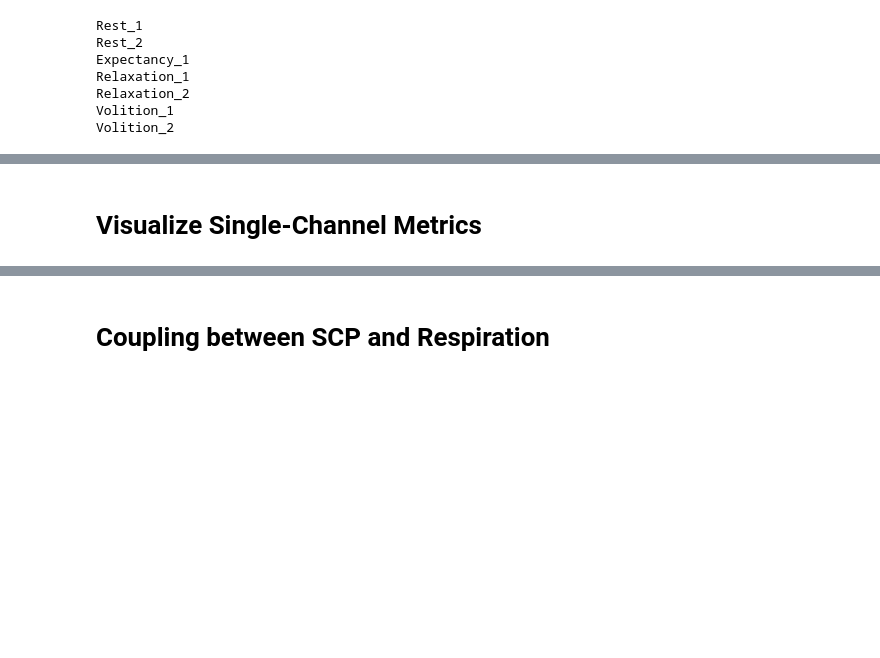
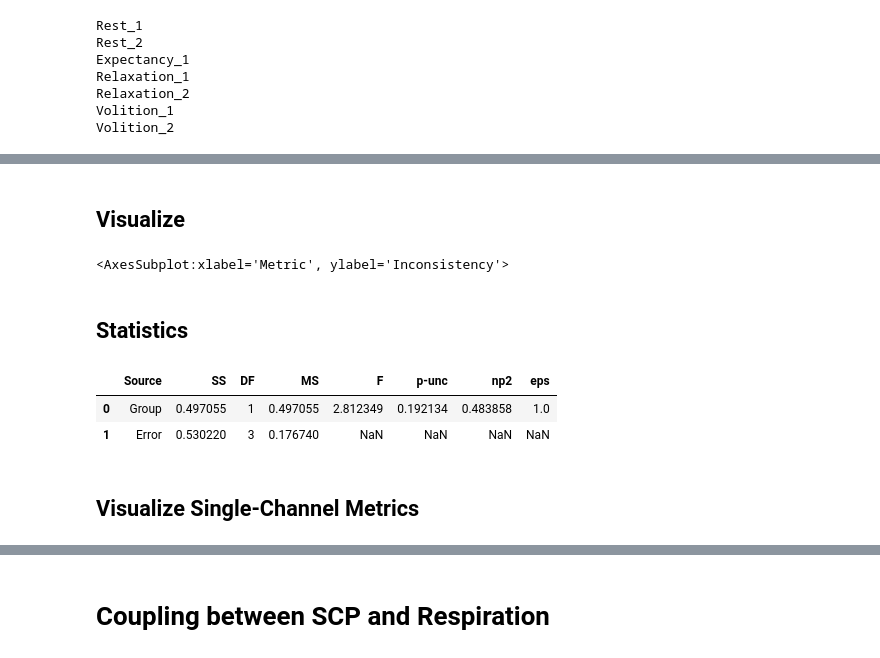
Before and after one commit to LukeTheHecker/SCP-ACT, a Jupyter notebook: data_analysis/notebooks/main_lukas.ipynb, the cells around one changed output, grey strips where cells are left out. Cells and saved outputs as stored; diff of their text form; code cells hidden in the pictures; blank space fills up the shorter version.

```diff
--- a/data_analysis/notebooks/main_lukas.ipynb
+++ b/data_analysis/notebooks/main_lukas.ipynb
@@ -193,2 +277,22 @@ Volition_2
+# %% [markdown]
+## Visualize
+# %%
+sns.set(font_scale=1.1)
+plt.figure(figsize=(15, 8))
+sns.boxplot(data=df_melt.loc[df_melt['Subject'] <4], x='Metric', y='Inconsistency', hue='Group')
+sns.stripplot(data=df_melt.loc[df_melt['Subject'] <4], x='Metric', y='Inconsistency', hue='Group', jitter=True)
+# %% [output]
+<AxesSubplot:xlabel='Metric', ylabel='Inconsistency'>
+# %% [markdown]
+## Statistics
+# %%
+import pingouin as pg
+pg.rm_anova(data=df_melt.loc[df_melt['Subject'] <4], dv='Inconsistency', within='Group', subject='Subject', detailed=True)
+
+# pg.anova(data=df_melt.loc[df_melt['Subject'] <4], dv='Inconsistency', between='Group', detailed=True)
+# %% [output]
+|  | Source | SS | DF | MS | F | p-unc | np2 | eps |
+| 0 | Group | 0.497055 | 1 | 0.497055 | 2.812349 | 0.192134 | 0.483858 | 1.0 |
+| 1 | Error | 0.530220 | 3 | 0.176740 | NaN | NaN | NaN | NaN |
 # %% [markdown]
-# Visualize Single-Channel Metrics
+## Visualize Single-Channel Metrics
```
Also changed, not shown: parts of 19 cells of this notebook, 2 other files.
